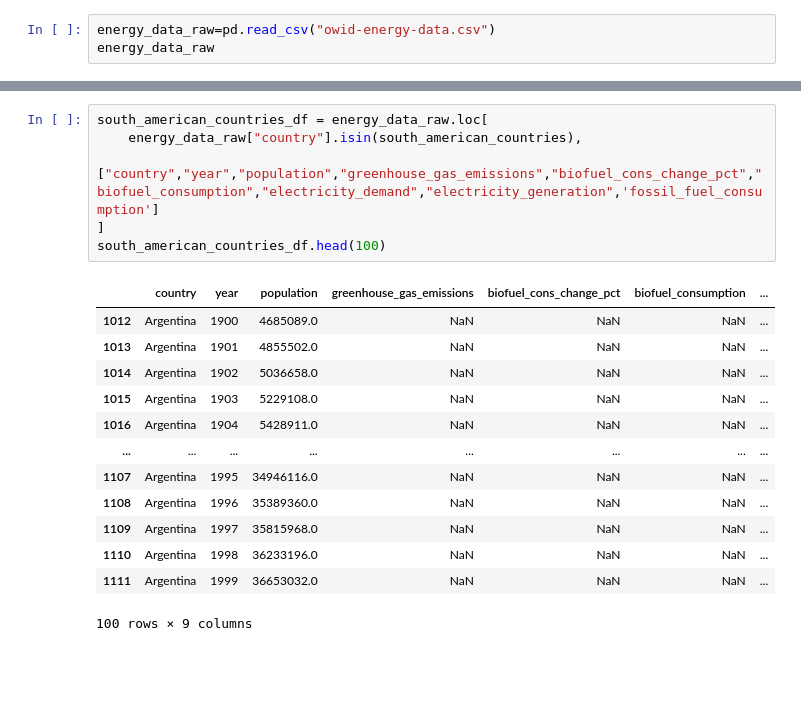
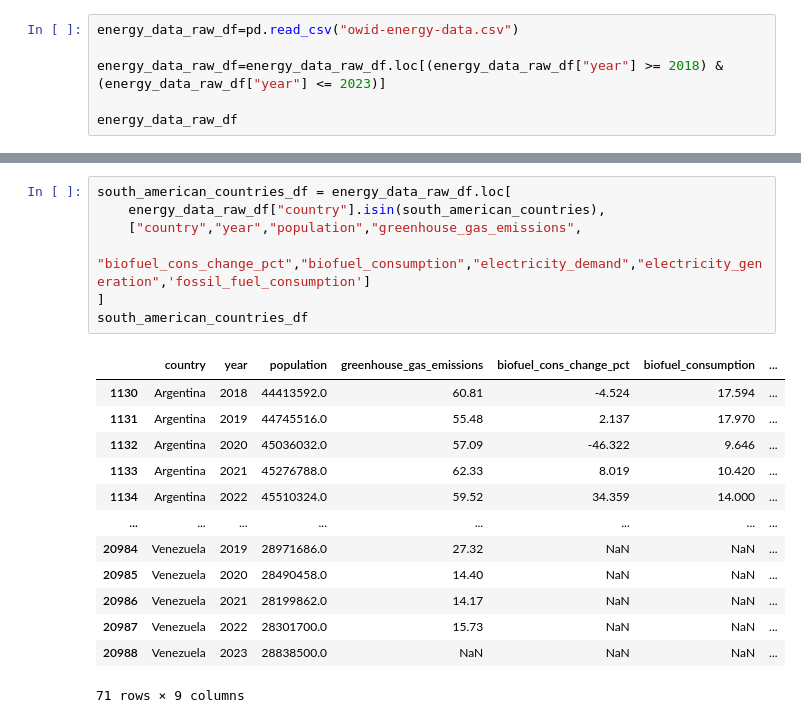
Before and after one commit to qwewe6/Project1_group4, a Jupyter notebook: Adrian/Project1.ipynb, the cells around one changed output, grey strips where cells are left out. Cells and saved outputs as stored; diff of their text form; blank space fills up the shorter version.

```diff
--- a/Adrian/Project1.ipynb
+++ b/Adrian/Project1.ipynb
@@ -10,7 +7,10 @@ from scipy import stats
 from Adrian_config import eia_key
 from pprint import pprint
 # %%
-energy_data_raw=pd.read_csv("owid-energy-data.csv")
-energy_data_raw
+energy_data_raw_df=pd.read_csv("owid-energy-data.csv")
+
+energy_data_raw_df=energy_data_raw_df.loc[(energy_data_raw_df["year"] >= 2018) & (energy_data_raw_df["year"] <= 2023)]
+
+energy_data_raw_df
 # %% [output]
 |  | country | year | iso_code | population | gdp | biofuel_cons_change_pct | biofuel_cons_change_twh | ... |
@@ -94,20 +101,21 @@ North_American_Countries_df
 # %%
-south_american_countries_df = energy_data_raw.loc[
-    energy_data_raw["country"].isin(south_american_countries),
-    ["country","year","population","greenhouse_gas_emissions","biofuel_cons_change_pct","biofuel_consumption","electricity_demand","electricity_generation",'fossil_fuel_consumption']
+south_american_countries_df = energy_data_raw_df.loc[
+    energy_data_raw_df["country"].isin(south_american_countries),
+    ["country","year","population","greenhouse_gas_emissions",
+     "biofuel_cons_change_pct","biofuel_consumption","electricity_demand","electricity_generation",'fossil_fuel_consumption']
 ]
-south_american_countries_df.head(100)
+south_american_countries_df
 # %% [output]
 |  | country | year | population | greenhouse_gas_emissions | biofuel_cons_change_pct | biofuel_consumption | ... |
-| 1012 | Argentina | 1900 | 4685089.0 | NaN | NaN | NaN | ... |
-| 1013 | Argentina | 1901 | 4855502.0 | NaN | NaN | NaN | ... |
-| 1014 | Argentina | 1902 | 5036658.0 | NaN | NaN | NaN | ... |
-| 1015 | Argentina | 1903 | 5229108.0 | NaN | NaN | NaN | ... |
-| 1016 | Argentina | 1904 | 5428911.0 | NaN | NaN | NaN | ... |
+| 1130 | Argentina | 2018 | 44413592.0 | 60.81 | -4.524 | 17.594 | ... |
+| 1131 | Argentina | 2019 | 44745516.0 | 55.48 | 2.137 | 17.970 | ... |
+| 1132 | Argentina | 2020 | 45036032.0 | 57.09 | -46.322 | 9.646 | ... |
+| 1133 | Argentina | 2021 | 45276788.0 | 62.33 | 8.019 | 10.420 | ... |
+| 1134 | Argentina | 2022 | 45510324.0 | 59.52 | 34.359 | 14.000 | ... |
 | ... | ... | ... | ... | ... | ... | ... | ... |
-| 1107 | Argentina | 1995 | 34946116.0 | NaN | NaN | NaN | ... |
-| 1108 | Argentina | 1996 | 35389360.0 | NaN | NaN | NaN | ... |
-| 1109 | Argentina | 1997 | 35815968.0 | NaN | NaN | NaN | ... |
-| 1110 | Argentina | 1998 | 36233196.0 | NaN | NaN | NaN | ... |
-| 1111 | Argentina | 1999 | 36653032.0 | NaN | NaN | NaN | ... |
+| 20984 | Venezuela | 2019 | 28971686.0 | 27.32 | NaN | NaN | ... |
+| 20985 | Venezuela | 2020 | 28490458.0 | 14.40 | NaN | NaN | ... |
+| 20986 | Venezuela | 2021 | 28199862.0 | 14.17 | NaN | NaN | ... |
+| 20987 | Venezuela | 2022 | 28301700.0 | 15.73 | NaN | NaN | ... |
+| 20988 | Venezuela | 2023 | 28838500.0 | NaN | NaN | NaN | ... |
-100 rows × 9 columns
+71 rows × 9 columns
```
Also changed, not shown: parts of 32 cells of this notebook, 14 other files.
